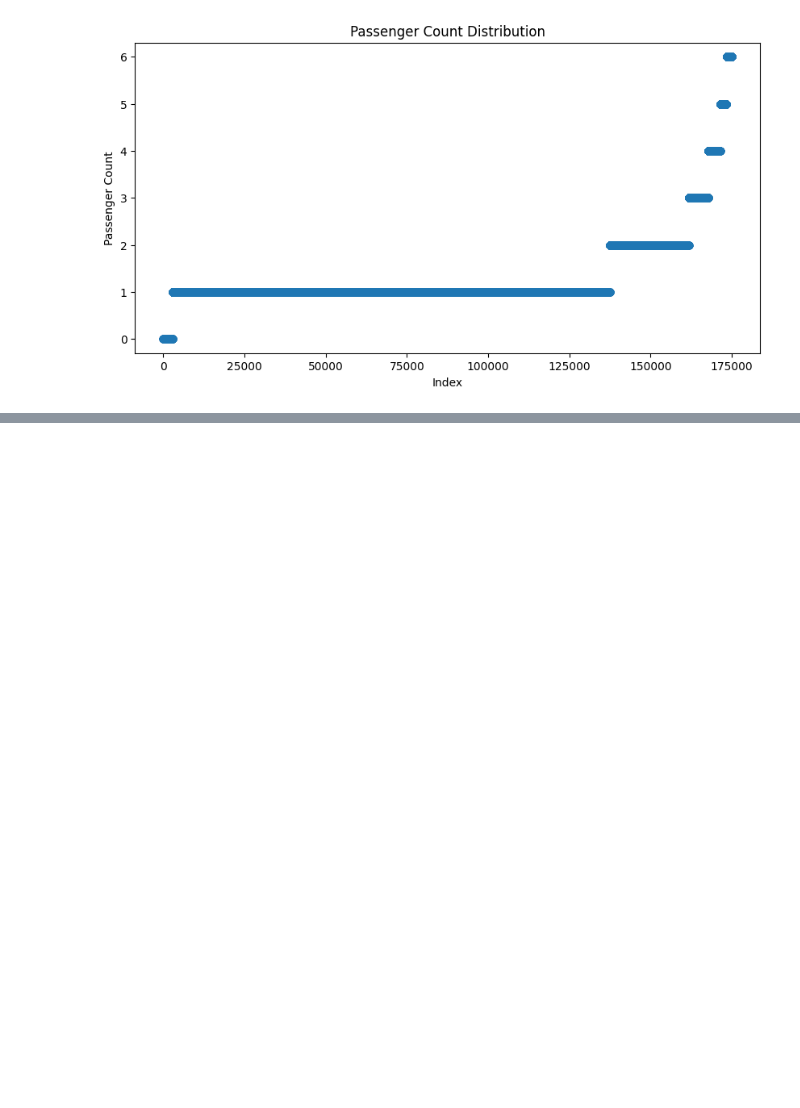
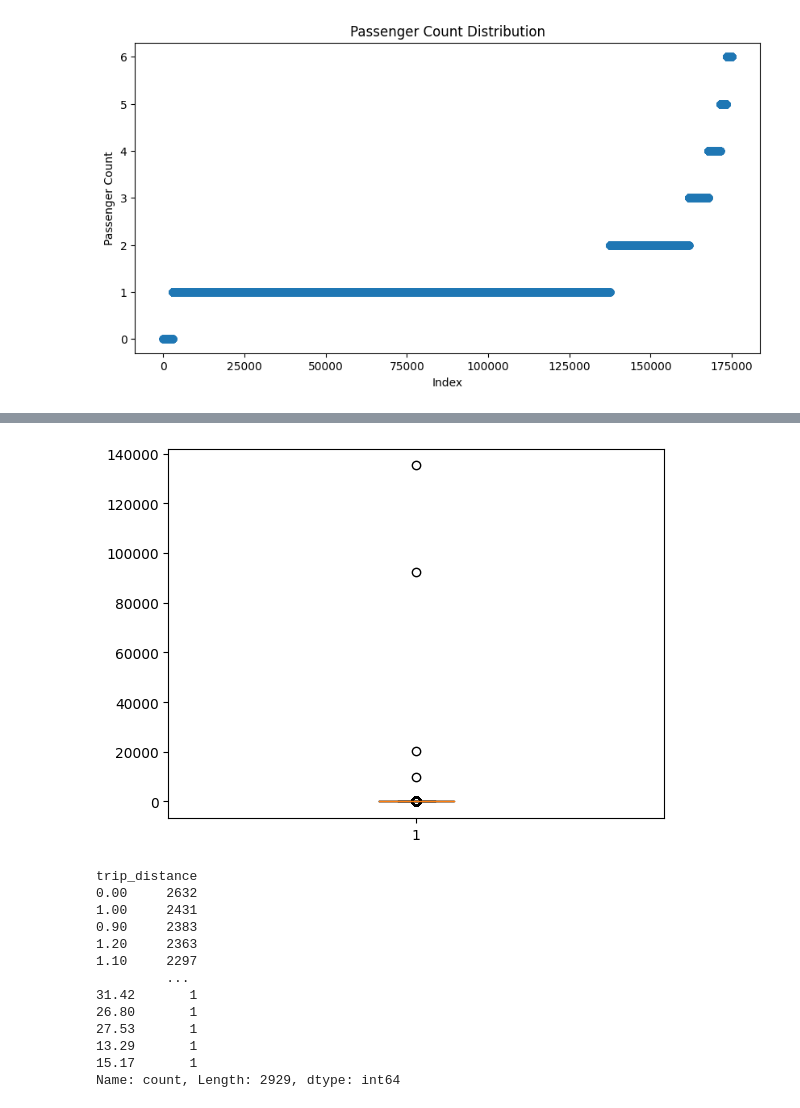
Before and after one commit to Wambyat/MLP-Project, a Jupyter notebook: main.ipynb, the cells around one changed output, grey strips where cells are left out. Cells and saved outputs as stored; diff of their text form; code cells hidden in the pictures; blank space fills up the shorter version.

```diff
--- a/main.ipynb
+++ b/main.ipynb
@@ -338,0 +366,19 @@ Now we repeat for all the other columns.
+# %%
+plt.boxplot(train['trip_distance'])
+plt.show()
+train['trip_distance'].value_counts()
+# %% [output]
+[figure, added]
+trip_distance
+0.00     2632
+1.00     2431
+0.90     2383
+1.20     2363
+1.10     2297
+         ...
+31.42       1
+26.80       1
+27.53       1
+13.29       1
+15.17       1
+Name: count, Length: 2929, dtype: int64
```
Also changed, not shown: parts of 64 cells of this notebook, 1 other file.
